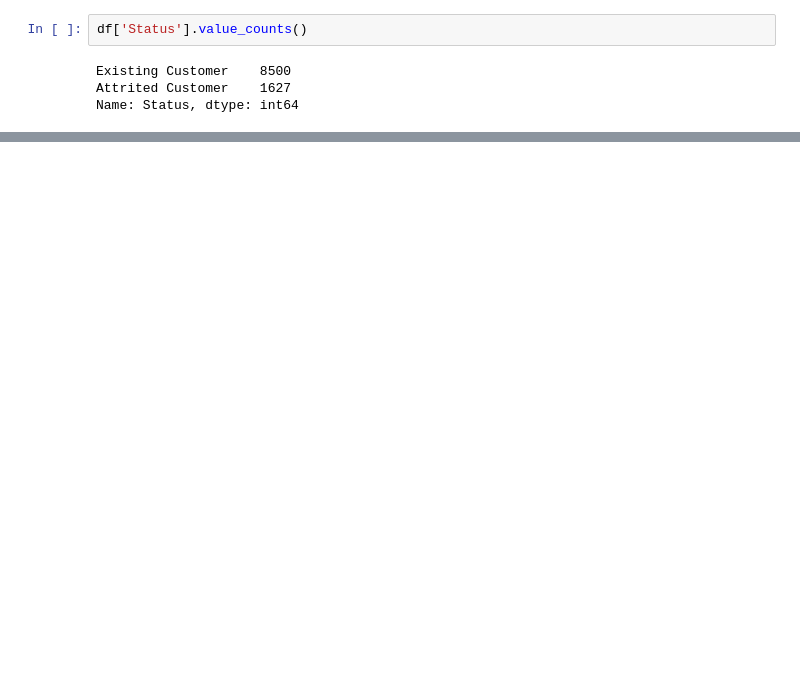
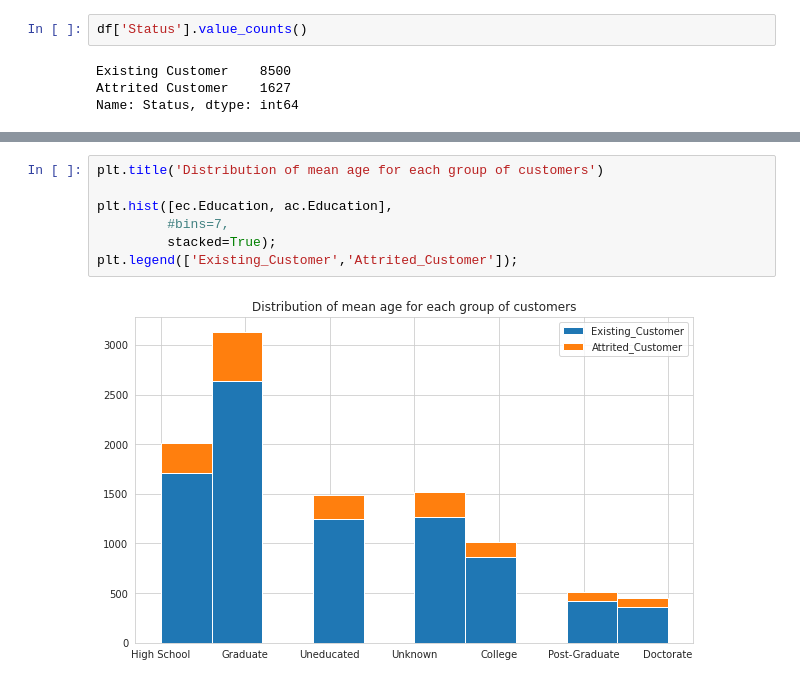
Before and after one commit to AG-at-HI-AIBC23/AG-at-HI-AIBC23, a Jupyter notebook: bank-churners-eda.ipynb, the cells around one changed output, grey strips where cells are left out. Saved outputs shown, nothing was run; the diff lists cells and outputs as text; blank space fills up the shorter version.

```diff
--- a/bank-churners-eda.ipynb
+++ b/bank-churners-eda.ipynb
@@ -284,0 +312,9 @@ Name: Status, dtype: int64
+# %%
+plt.title('Distribution of mean age for each group of customers')
+
+plt.hist([ec.Education, ac.Education],
+         #bins=7,
+         stacked=True);
+plt.legend(['Existing_Customer','Attrited_Customer']);
+# %% [output]
+[figure, added]
```
Also changed, not shown: parts of 20 cells of this notebook.
